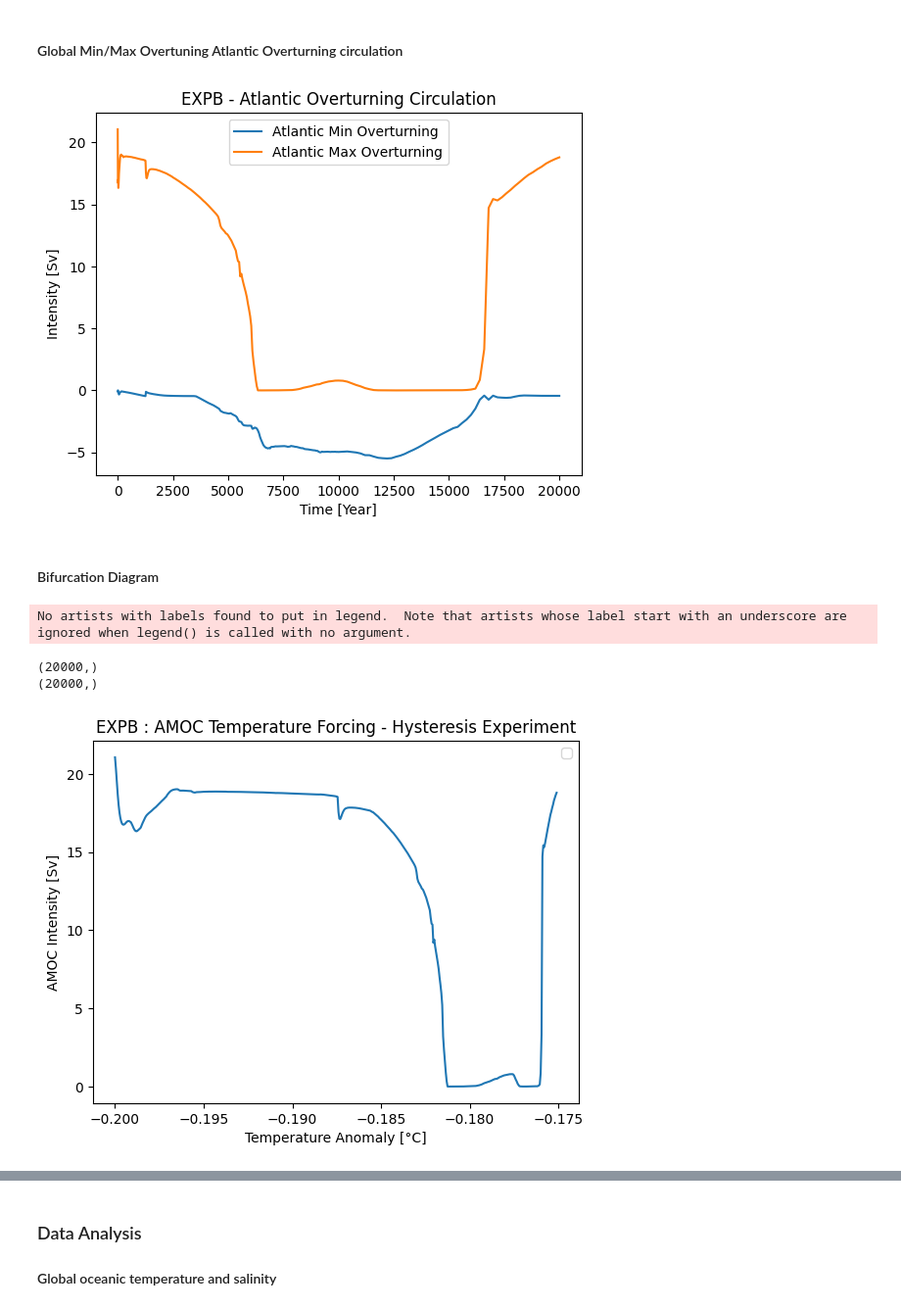
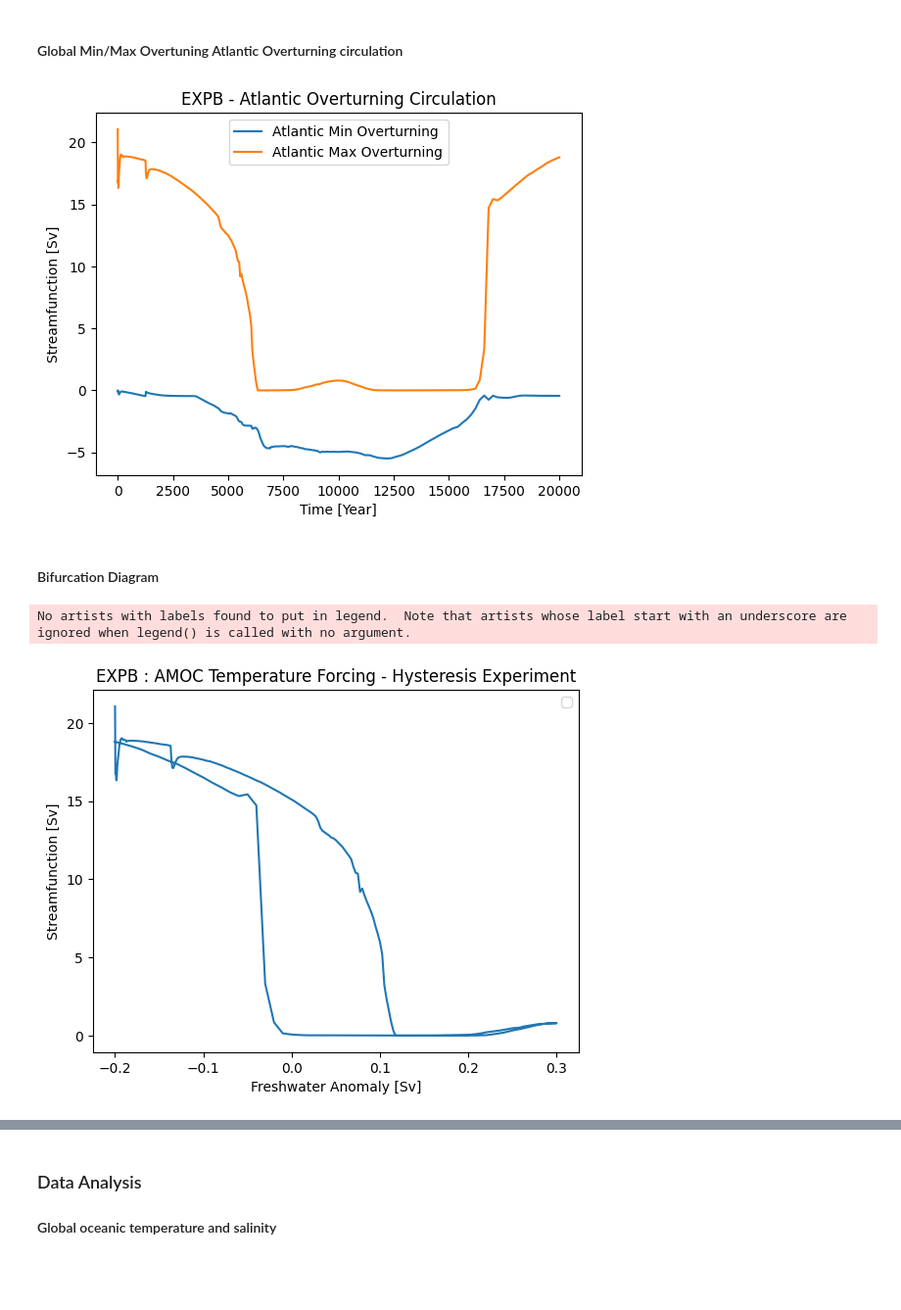
Before and after one commit to AmauryLaridon/LPHYS2299-Master-s-Thesis, a Jupyter notebook: cGenie Simulations/cGenie_exp_analysis.ipynb, the cells around one changed output, grey strips where cells are left out. Shown at 98% size. Drawn from its saved outputs; the diff is of its cells as text; code cells hidden in the pictures; blank space fills up the shorter version.

```diff
--- a/cGenie Simulations/cGenie_exp_analysis.ipynb
+++ b/cGenie Simulations/cGenie_exp_analysis.ipynb
@@ -332,31 +404,26 @@ plt.plot(year_ExpB, atl_min_overt_ExpB,label='Atlantic Min Overturning')
 plt.plot(year_ExpB, atl_max_overt_ExpB,label='Atlantic Max Overturning')
 plt.title("EXPB - Atlantic Overturning Circulation")
 plt.xlabel("Time [Year]")
-plt.ylabel("Intensity [Sv]")
+plt.ylabel("Streamfunction [Sv]")
 plt.legend()
 plt.savefig(save_fig_dir+'/EXPB/EXPB_Atl_Overt_Circ_MinMax')
 plt.show()
 # %% [output]
-[figure, old version]
+[figure, new version]
 # %% [markdown]
 #### Bifurcation Diagram
 # %%
 ### Hosing Forcing Interpolation ###
-print(np.shape(hosing_forcing))
-print(np.shape(np.arange(t_0,t_f,1)))
-hosing_forcing_it = np.interp(np.arange(0,499,1), np.arange(t_0,t_f,1), hosing_forcing)
+hosing_forcing_it = np.interp(year_ExpB, np.arange(t_0,t_f,1), hosing_forcing)
 
 ### Plot ###
-
-plt.plot(hosing_forcing_it, atl_max_overt_ExpB)
+plt.plot(hosing_forcing_it,atl_max_overt_ExpB)
 plt.title("EXPB : AMOC Temperature Forcing - Hysteresis Experiment")
-plt.xlabel("Temperature Anomaly [°C]")
-plt.ylabel("AMOC Intensity [Sv]")
+plt.xlabel("Freshwater Anomaly [Sv]")
+plt.ylabel("Streamfunction [Sv]")
 plt.legend()
 plt.savefig(save_fig_dir+'/EXPB/EXPB_bif_diag')
 plt.show()
 # %% [output]
 No artists with labels found to put in legend.  Note that artists whose label start with an underscore are ignored when legend() is called with no argument.
-(20000,)
-(20000,)
-[figure, old version]
+[figure, new version]
```
Also changed, not shown: parts of 20 cells of this notebook, 14 other files.
